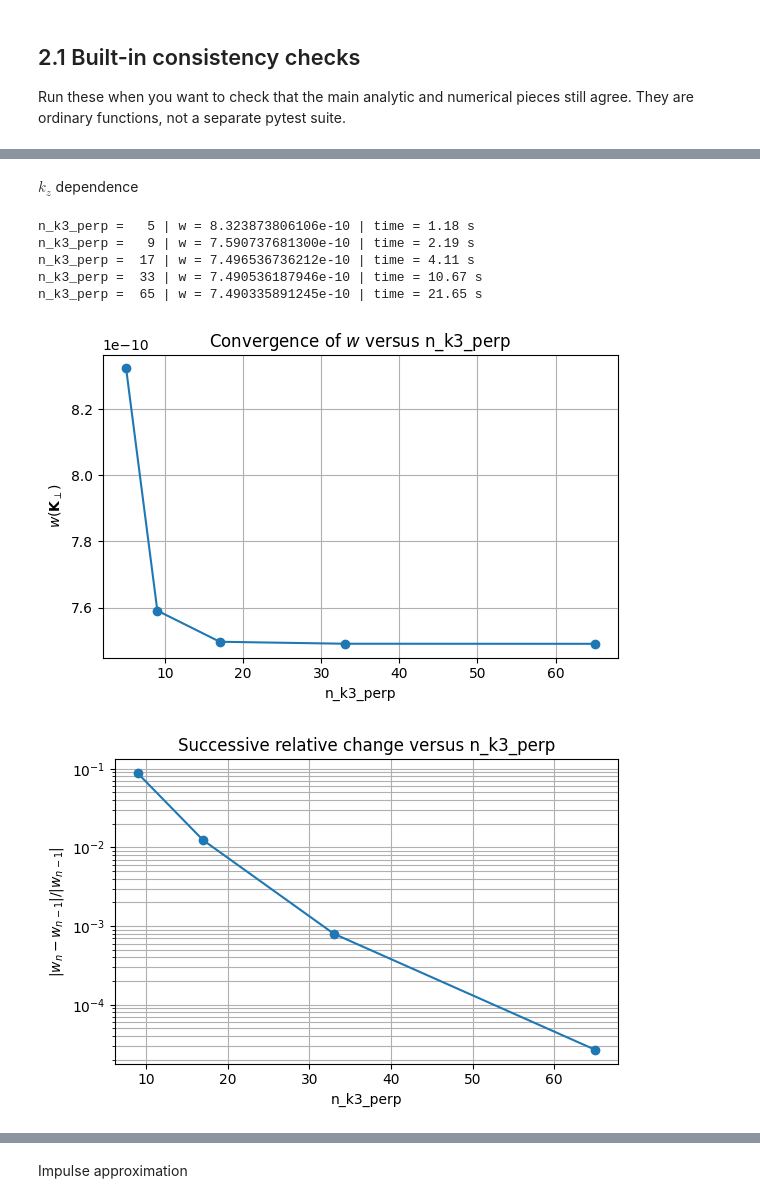
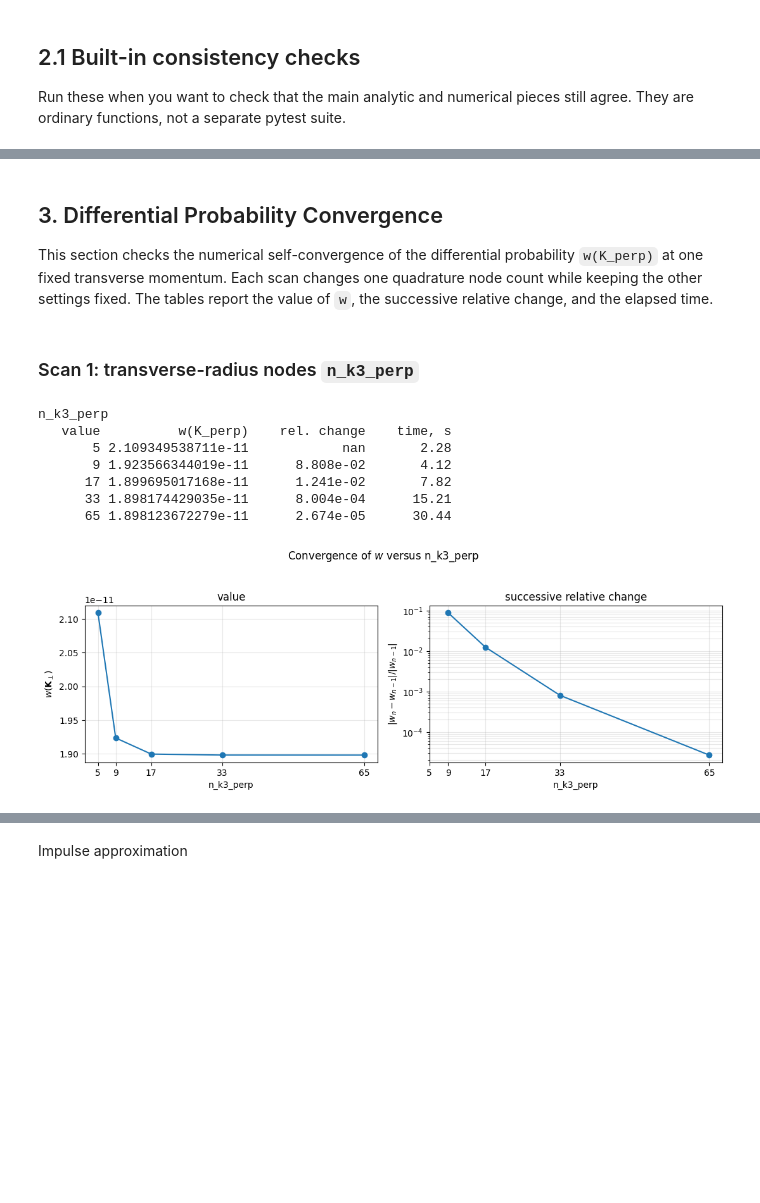
Before and after one commit to Anton-Murtazin/moller_vortex, a Jupyter notebook: analysis_workspace.ipynb, the cells around one changed output, grey strips where cells are left out. Drawn from its saved outputs; the diff is of its cells as text; code cells hidden in the pictures; blank space fills up the shorter version.

```diff
--- a/analysis_workspace.ipynb
+++ b/analysis_workspace.ipynb
@@ -38,7 +27,6 @@ NumericalAccuracy(quad_epsabs=1e-16, quad_epsrel=1e-16, quad_limit=50, root_resi
 Run these when you want to check that the main analytic and numerical pieces still agree. They are ordinary functions, not a separate pytest suite.
 # %%
 check_results = mv.run_all_checks(
-    accuracy=accuracy,
     n_phi=50,
     verbose=True,
 )
@@ -140,3 +221,7 @@ Number of integration points check, differential probability
+# %% [markdown]
+## 3. Differential Probability Convergence
+
+This section checks the numerical self-convergence of the differential probability `w(K_perp)` at one fixed transverse momentum.  Each scan changes one quadrature node count while keeping the other settings fixed.  The tables report the value of `w`, the successive relative change, and the elapsed time.
 # %%
 import time
 
@@ -262,20 +353,21 @@ def plot_scan(parameter_name, n_values, w_values):
-# %% [markdown]
-$k_z$ dependence
+# %% [markdown]
+### Scan 1: transverse-radius nodes `n_k3_perp`
 # %%
 n_k3_perp_values = [5, 9, 17, 33, 65]
-# n_k3_perp_values = [25]
 
-n_values, w_values, time_values = scan_one_parameter(
+n_k3_perp_scan = scan_one_parameter(
     "n_k3_perp",
     n_k3_perp_values,
 )
 
-plot_scan("n_k3_perp", n_values, w_values)
+print_probability_scan(n_k3_perp_scan)
+plot_probability_scan(n_k3_perp_scan)
 # %% [output]
-n_k3_perp =   5 | w = 8.323873806106e-10 | time = 1.18 s
-n_k3_perp =   9 | w = 7.590737681300e-10 | time = 2.19 s
-n_k3_perp =  17 | w = 7.496536736212e-10 | time = 4.11 s
-n_k3_perp =  33 | w = 7.490536187946e-10 | time = 10.67 s
-n_k3_perp =  65 | w = 7.490335891245e-10 | time = 21.65 s
+n_k3_perp
+   value          w(K_perp)    rel. change    time, s
+       5 2.109349538711e-11            nan       2.28
+       9 1.923566344019e-11      8.808e-02       4.12
+      17 1.899695017168e-11      1.241e-02       7.82
+      33 1.898174429035e-11      8.004e-04      15.21
+      65 1.898123672279e-11      2.674e-05      30.44
-[figure, old version]
+[figure, new version]
-[figure, removed]
```
Also changed, not shown: parts of 68 cells of this notebook, 12 other files.
